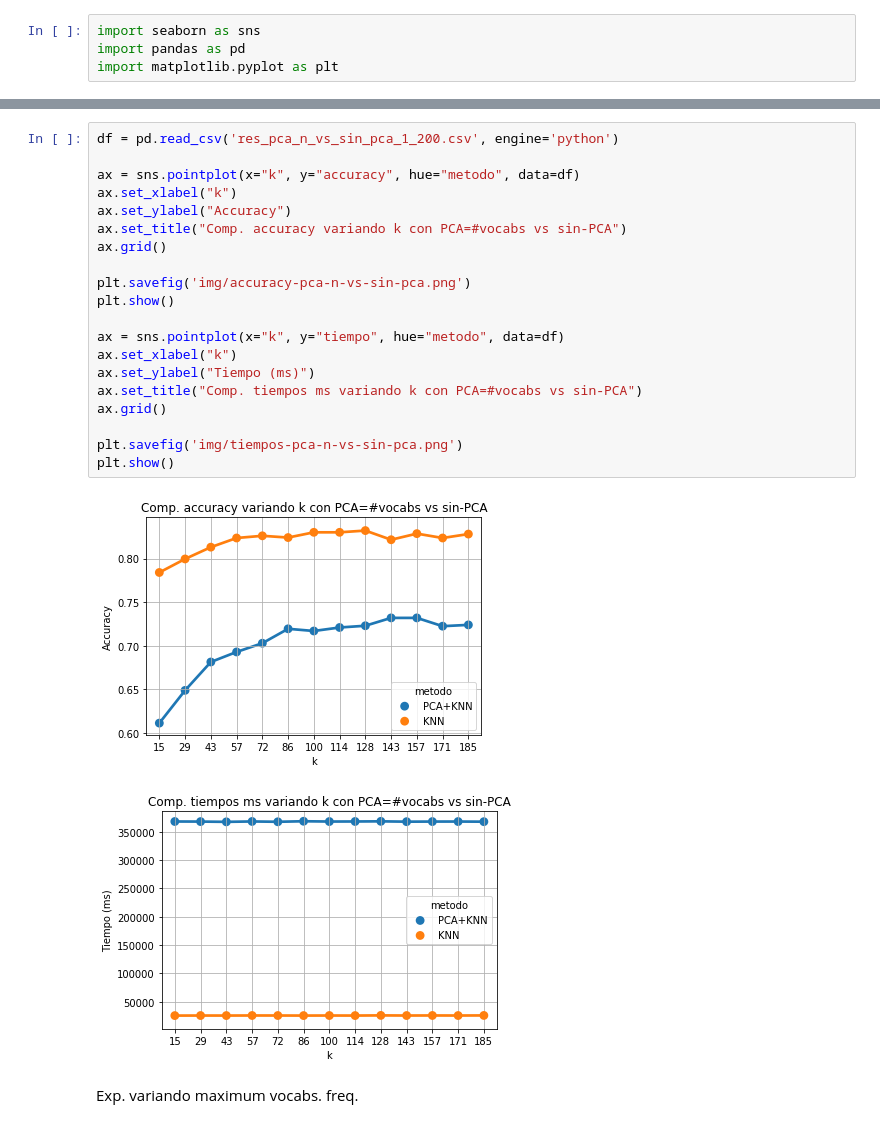
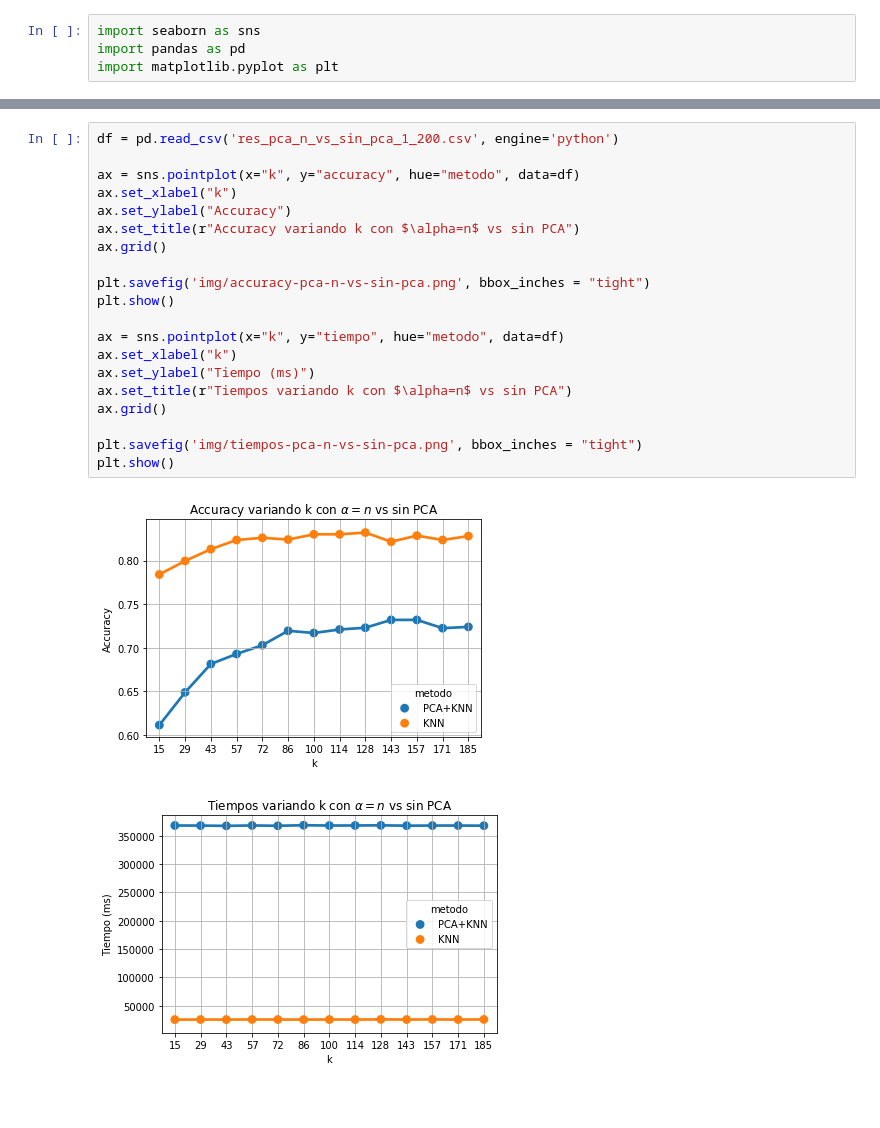
Before and after one commit to ABorgna/metnum, a Jupyter notebook: tp2/exp/exp-notebook.ipynb, the cells around one changed output, grey strips where cells are left out. Cells and saved outputs as stored; diff of their text form; blank space fills up the shorter version.

```diff
--- a/tp2/exp/exp-notebook.ipynb
+++ b/tp2/exp/exp-notebook.ipynb
@@ -7,25 +19,23 @@ Exp. KNN+PCA con alpha = n vs KNN
 # %%
 df = pd.read_csv('res_pca_n_vs_sin_pca_1_200.csv', engine='python')
 
 ax = sns.pointplot(x="k", y="accuracy", hue="metodo", data=df)
 ax.set_xlabel("k")
 ax.set_ylabel("Accuracy")
-ax.set_title("Comp. accuracy variando k con PCA=#vocabs vs sin-PCA")
+ax.set_title(r"Accuracy variando k con $\alpha=n$ vs sin PCA")
 ax.grid()
 
-plt.savefig('img/accuracy-pca-n-vs-sin-pca.png')
+plt.savefig('img/accuracy-pca-n-vs-sin-pca.png', bbox_inches = "tight")
 plt.show()
 
 ax = sns.pointplot(x="k", y="tiempo", hue="metodo", data=df)
 ax.set_xlabel("k")
 ax.set_ylabel("Tiempo (ms)")
-ax.set_title("Comp. tiempos ms variando k con PCA=#vocabs vs sin-PCA")
+ax.set_title(r"Tiempos variando k con $\alpha=n$ vs sin PCA")
 ax.grid()
 
-plt.savefig('img/tiempos-pca-n-vs-sin-pca.png')
+plt.savefig('img/tiempos-pca-n-vs-sin-pca.png', bbox_inches = "tight")
 plt.show()
 # %% [output]
-[figure, old version]
+[figure, new version]
-[figure, old version]
+[figure, new version]
-# %% [markdown]
-Exp. variando maximum vocabs. freq.
```
Also changed, not shown: parts of 4 cells of this notebook, 5 other files.
